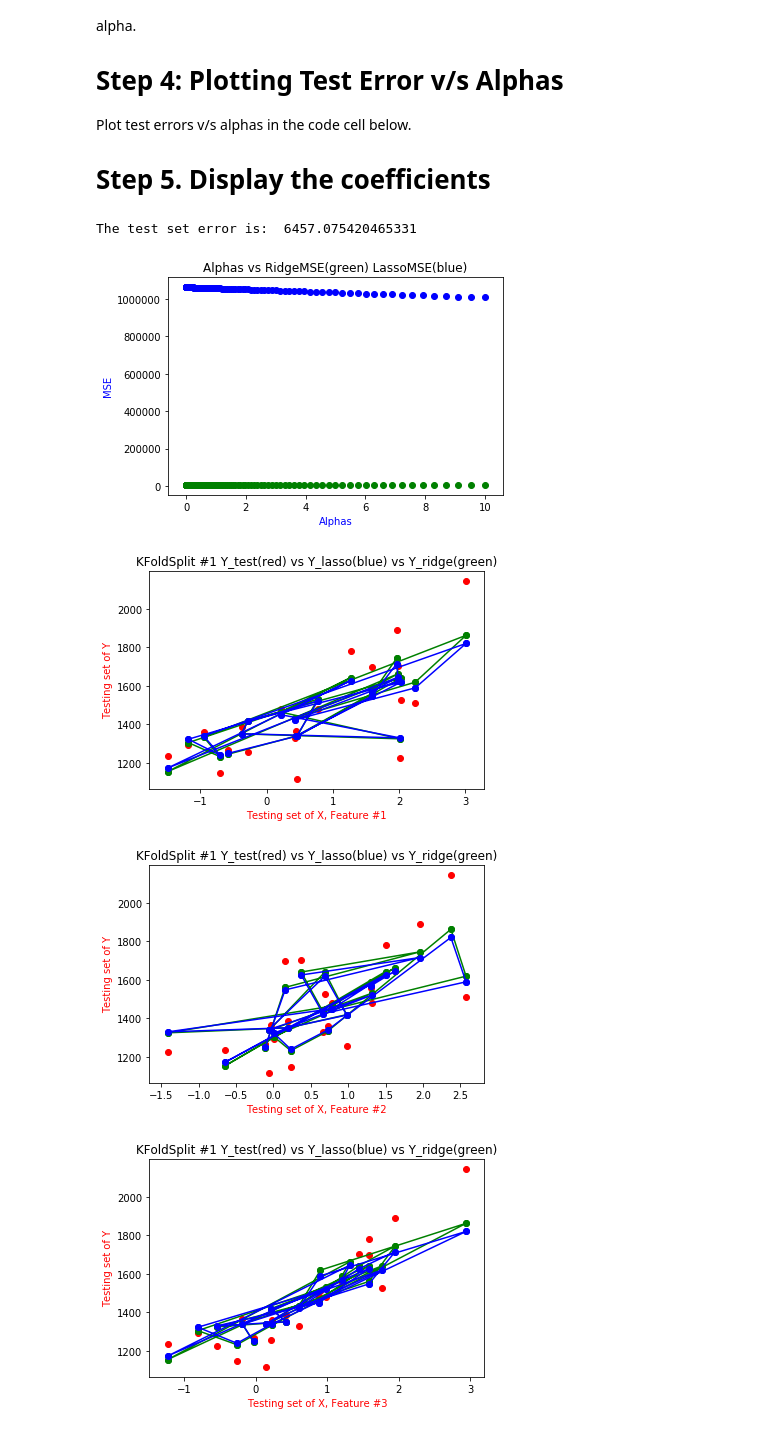
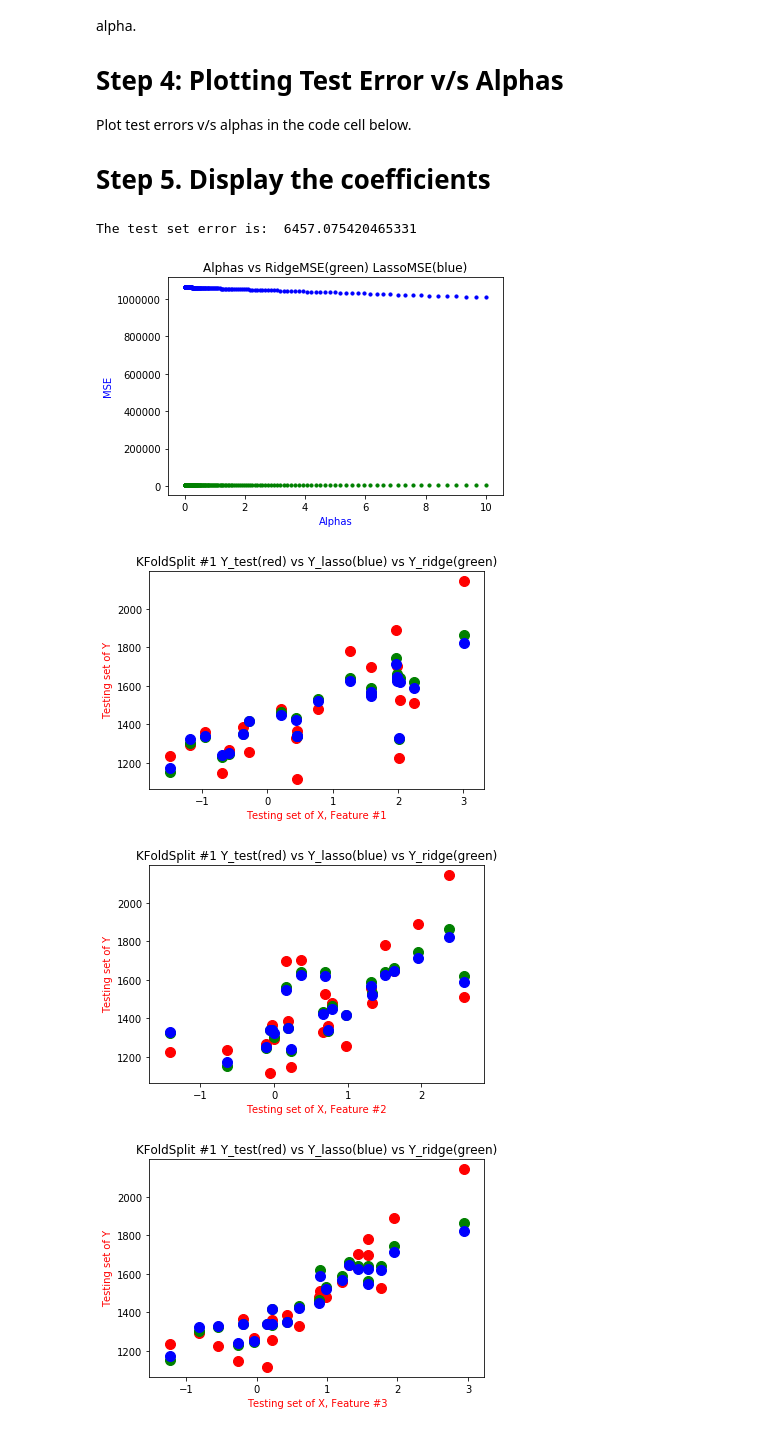
Before and after one commit to ahmedf1/Machine-Learning-Final-Project, a Jupyter notebook: Linear + LassoOrRidge Regression.ipynb, the cells around one changed output. Drawn from its saved outputs; the diff is of its cells as text; code cells hidden in the pictures.

```diff
--- a/Linear + LassoOrRidge Regression.ipynb
+++ b/Linear + LassoOrRidge Regression.ipynb
@@ -66,12 +66,11 @@ for train, test in kf.split(X):
 
     X_train, X_test, Y_train, Y_test = X[train], X[test], Y[train], Y[test]
 
-
     scaler = preprocessing.StandardScaler().fit(X_train)
     X_train = scaler.transform(X_train)                   # zero mean and unit variance
     X_test = scaler.transform(X_test)                     #
 
-
+    #fit Model
     lin_fit_model = linear_model.LinearRegression()
     lin_fit_model.fit(X_train, Y_train)
 
@@ -83,7 +82,7 @@ for train, test in kf.split(X):
     # Ridge Model
     model = linear_model.Ridge(fit_intercept = True, solver = 'sag')
     nalpha = 200
-    alphas = np.logspace(-3,1,nalpha)
+    alphas = np.logspace(-2,1,nalpha)
 
     ridge_error_array = []
     ridge_pred_dict = {}
@@ -98,7 +97,7 @@ for train, test in kf.split(X):
     # Lasso Model
     model = linear_model.Lasso(warm_start=True, fit_intercept = True)
     nalpha = 200
-    alphas = np.logspace(-3,1,nalpha)
+    alphas = np.logspace(-2,1,nalpha)
 
     lasso_error_array = []
     lasso_pred_dict = {}
@@ -110,50 +109,46 @@ for train, test in kf.split(X):
         lasso_error_array.append(error)
         lasso_pred_dict[error] = pred
 
-
     #plotting ridge, lasso   alphas vs MSE
-    plt.scatter(alphas,ridge_error_array,color="green")
+    plt.scatter(alphas,ridge_error_array,color="green",s=10)
     plt.xlabel('Alphas',color="green")
     plt.ylabel('MSE',color="green")
 
-    plt.scatter(alphas,lasso_error_array,color="blue")
+    plt.scatter(alphas,lasso_error_array,color="blue",s=10)
     plt.xlabel('Alphas',color="blue")
     plt.ylabel('MSE',color="blue")
 
     plt.title("Alphas vs RidgeMSE(green) LassoMSE(blue)")
     plt.show()
-
-
 
     for feature in range(0,8):
         '''
         plt.scatter(X_train[:,feature],Y_train,color="blue")
         plt.title('KFoldSplit #' + str(splitCounter) + ' X_train vs Y_train')
         plt.xlabel('Training set of X, '+'Feature #' + str(feature+1),color="blue")
         plt.ylabel('Training set of Y',color="blue")
         plt.show()
         '''
 
-        plt.scatter(X_test[:,feature],Y_test,color="red")
-        plt.scatter(X_test[:,feature],ridge_pred_dict[min(ridge_pred_dict.keys())],color="green")
-        plt.scatter(X_test[:,feature],lasso_pred_dict[min(lasso_pred_dict.keys())],color="blue")
-        plt.plot(X_test[:,feature],lasso_pred_dict[min(lasso_pred_dict.keys())],'-o',color="blue")
+        plt.scatter(X_test[:,feature],Y_test,color="red",s=100)
+        plt.scatter(X_test[:,feature],ridge_pred_dict[min(ridge_pred_dict.keys())],color="green",s=100)
+        plt.scatter(X_test[:,feature],lasso_pred_dict[min(lasso_pred_dict.keys())],color="blue",s=100)
         plt.title('KFoldSplit #' + str(splitCounter) + ' Y_test(red) vs Y_lasso(blue) vs Y_ridge(green)' )
         plt.xlabel('Testing set of X, '+'Feature #' + str(feature+1), color="red")
         plt.ylabel('Testing set of Y', color="red")
         plt.show()
 
 
 
     coefficients = model.coef_
     non_zeros = np.sum(coefficients != 0)
     print("The number of non-zero coefficients is:",str(non_zeros))
     print("The Coefficients are: \n",coefficients)
 
     splitCounter += 1
 # %% [output]
 The test set error is:  6457.075420465331
-[figure, old version]
+[figure, new version]
-[figure, old version]
+[figure, new version]
-[figure, old version]
+[figure, new version]
-[figure, old version]
+[figure, new version]
```
Also changed, not shown: parts of 1 cell of this notebook.
